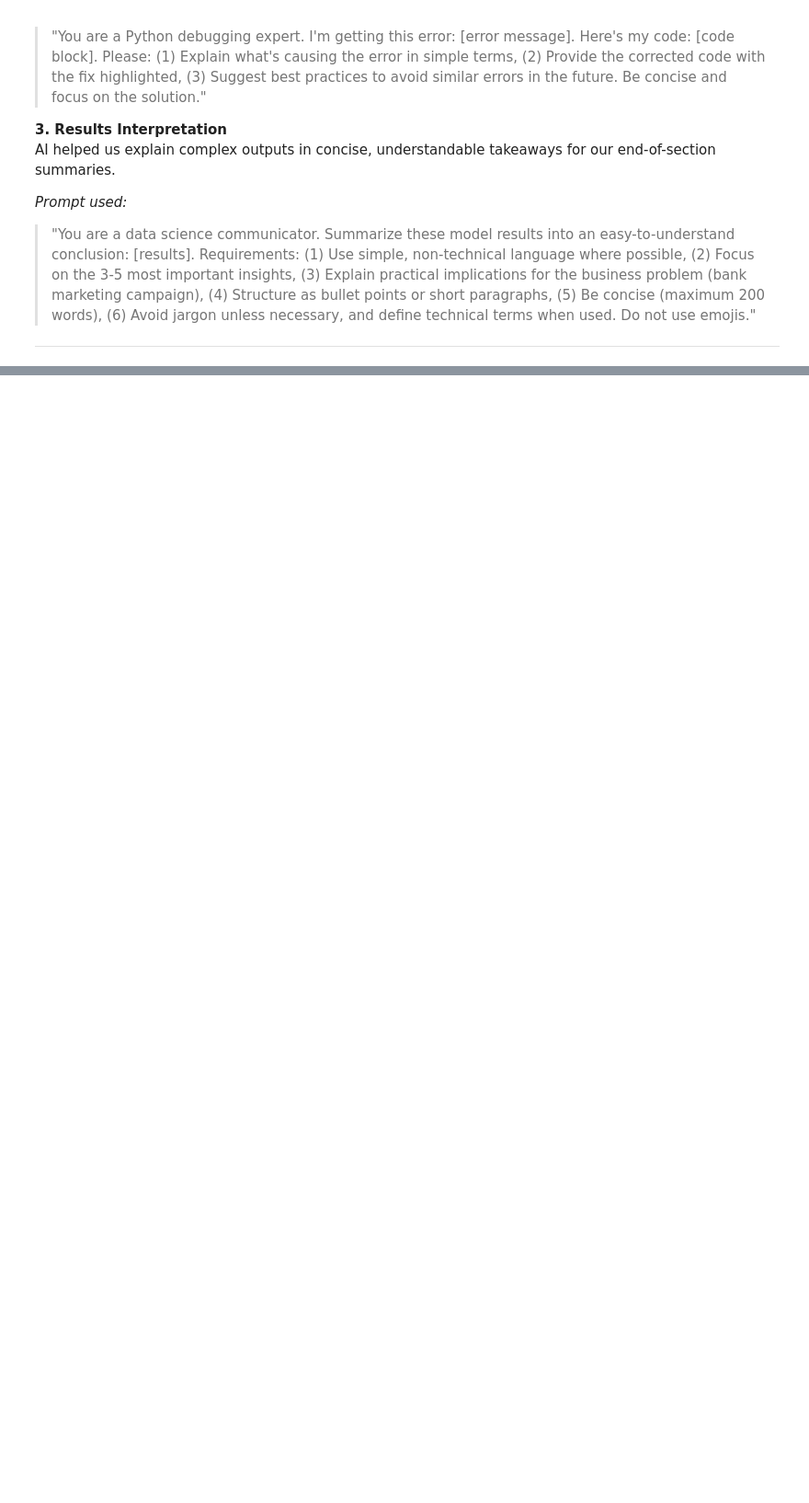
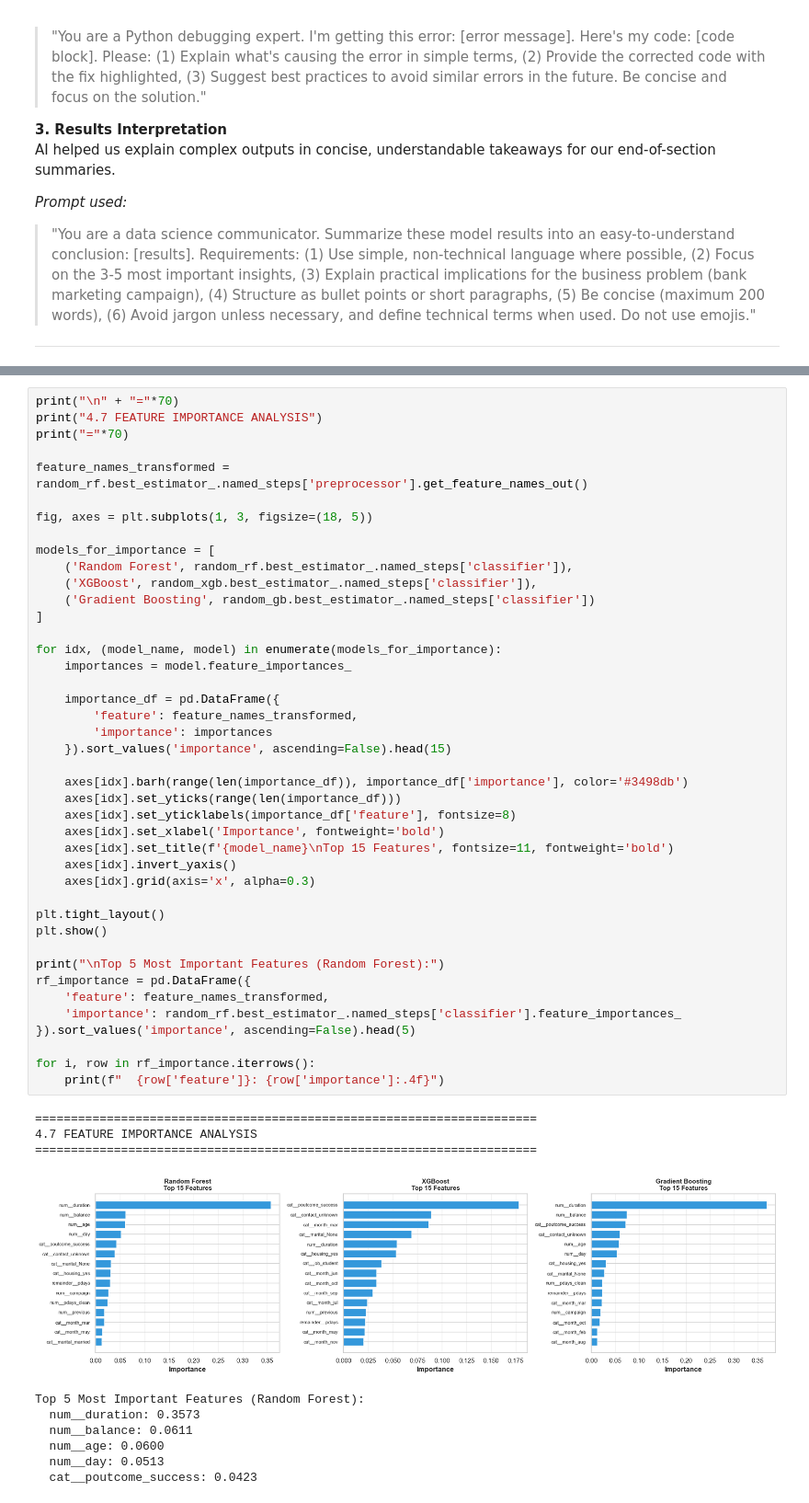
Before and after one commit to MarcosSan4/ML4BIZ, a Jupyter notebook: Assignment 1.ipynb, the cells around one changed output, grey strips where cells are left out. Shown at 92% size. Cells and saved outputs as stored; diff of their text form; blank space fills up the shorter version.

```diff
--- a/Assignment 1.ipynb
+++ b/Assignment 1.ipynb
@@ -2399,0 +2942,53 @@ AI helped us explain complex outputs in concise, understandable takeaways for ou
+# %%
+print("\n" + "="*70)
+print("4.7 FEATURE IMPORTANCE ANALYSIS")
+print("="*70)
+
+feature_names_transformed = random_rf.best_estimator_.named_steps['preprocessor'].get_feature_names_out()
+
+fig, axes = plt.subplots(1, 3, figsize=(18, 5))
+
+models_for_importance = [
+    ('Random Forest', random_rf.best_estimator_.named_steps['classifier']),
+    ('XGBoost', random_xgb.best_estimator_.named_steps['classifier']),
+    ('Gradient Boosting', random_gb.best_estimator_.named_steps['classifier'])
+]
+
+for idx, (model_name, model) in enumerate(models_for_importance):
+    importances = model.feature_importances_
+
+    importance_df = pd.DataFrame({
+        'feature': feature_names_transformed,
+        'importance': importances
+    }).sort_values('importance', ascending=False).head(15)
+
+    axes[idx].barh(range(len(importance_df)), importance_df['importance'], color='#3498db')
+    axes[idx].set_yticks(range(len(importance_df)))
+    axes[idx].set_yticklabels(importance_df['feature'], fontsize=8)
+    axes[idx].set_xlabel('Importance', fontweight='bold')
+    axes[idx].set_title(f'{model_name}\nTop 15 Features', fontsize=11, fontweight='bold')
+    axes[idx].invert_yaxis()
+    axes[idx].grid(axis='x', alpha=0.3)
+
+plt.tight_layout()
+plt.show()
+
+print("\nTop 5 Most Important Features (Random Forest):")
+rf_importance = pd.DataFrame({
+    'feature': feature_names_transformed,
+    'importance': random_rf.best_estimator_.named_steps['classifier'].feature_importances_
+}).sort_values('importance', ascending=False).head(5)
+
+for i, row in rf_importance.iterrows():
+    print(f"  {row['feature']}: {row['importance']:.4f}")
+# %% [output]
+======================================================================
+4.7 FEATURE IMPORTANCE ANALYSIS
+======================================================================
+[figure, added]
+Top 5 Most Important Features (Random Forest):
+  num__duration: 0.3573
+  num__balance: 0.0611
+  num__age: 0.0600
+  num__day: 0.0513
+  cat__poutcome_success: 0.0423
```
Also changed, not shown: parts of 57 cells of this notebook.
